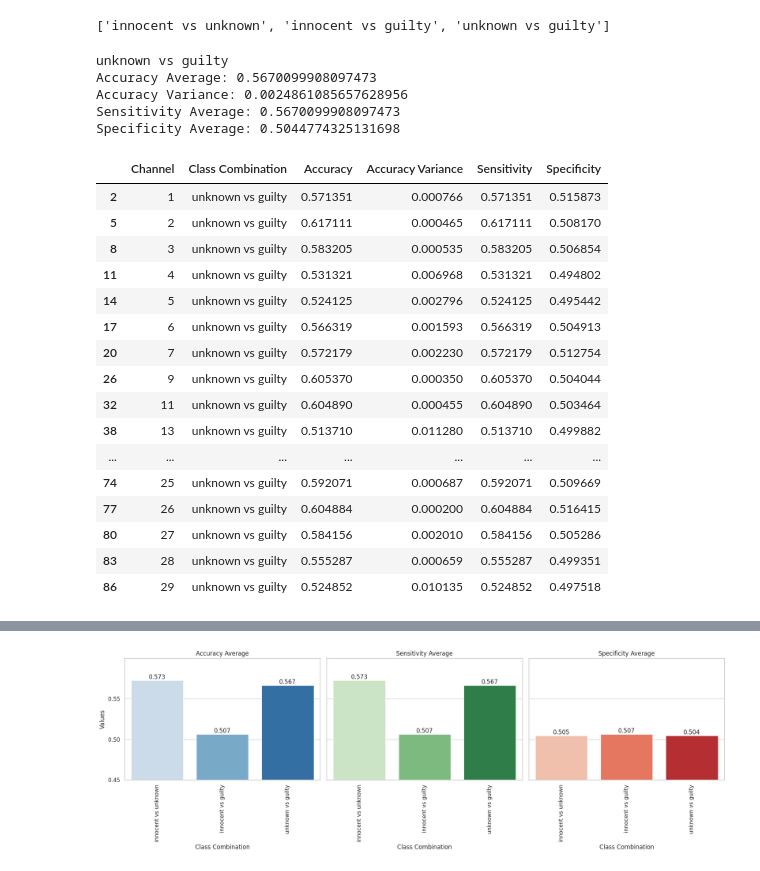
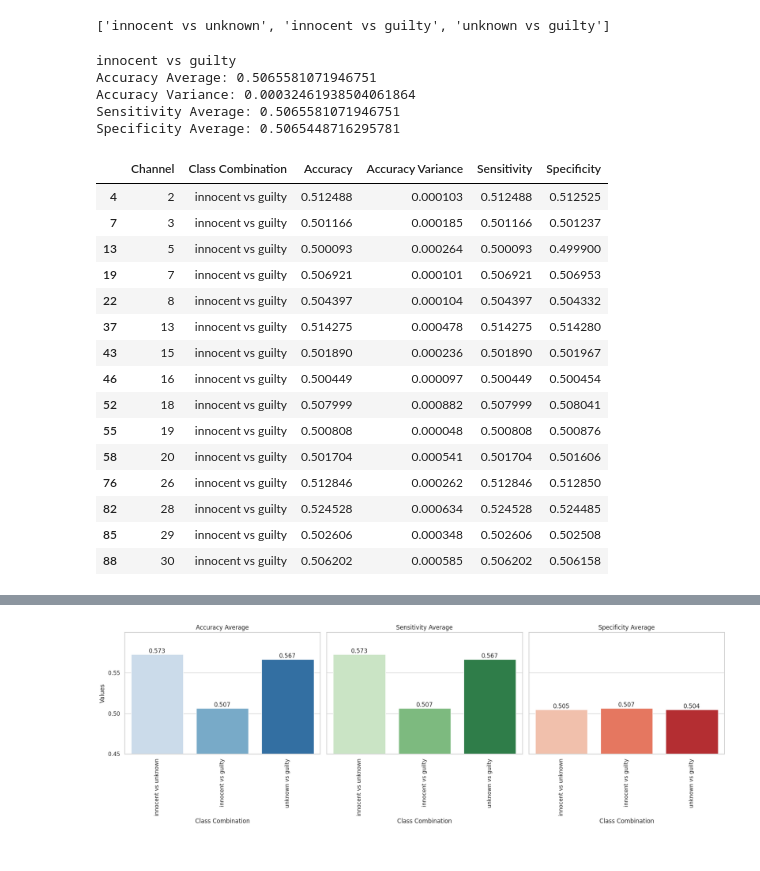
Before and after one commit to eldhosejoseph/thesis, a Jupyter notebook: ce901_thesis.ipynb, the cells around one changed output, grey strips where cells are left out. Drawn from its saved outputs; the diff is of its cells as text; code cells hidden in the pictures.

```diff
--- a/ce901_thesis.ipynb
+++ b/ce901_thesis.ipynb
@@ -1030,9 +1026,13 @@ results_4class
 **Filtering for data with accuracy>0.5:**
 # %%
 def filter_results(df, c=None, accuracy=0):
+  if c is None:
+    filtered_df = df[(df['Accuracy'] >= accuracy)]
+    return filtered_df
+  else:
     filtered_df = df[(df['Class Combination'] == c) & (df['Accuracy'] >= accuracy)]
     return filtered_df
 
-filter_results(results_4class, 'sponL vs instT', 0.5)
+filter_results(results_4class, accuracy=0.5)
 # %% [output]
 |  | Channel | Class Combination | Accuracy | Accuracy Variance | Sensitivity | Specificity |
@@ -1076,7 +1082,7 @@ Specificity Average: 0.5103723507078756
 | 132 | 23 | sponL vs instT | 0.508221 | 0.000744 | 0.508221 | 0.517753 |
 # %%
 data={
-    'Class Comnination': [comb for comb in class_list],
+    'Class Combination': [comb for comb in class_list],
     'Accuracy Average': [filter_results(results_4class, class_list[i], 0.5)["Accuracy"].mean() for i in range(len(class_list))],
     'Accuracy Variance': [filter_results(results_4class, class_list[i], 0.5)["Accuracy Variance"].mean() for i in range(len(class_list))],
     'Sensitivity Average':[filter_results(results_4class, class_list[i], 0.5)["Sensitivity"].mean() for i in range(len(class_list))],
@@ -1277,36 +1298,35 @@ class_list
 # %% [output]
 ['innocent vs unknown', 'innocent vs guilty', 'unknown vs guilty']
 # %%
-i=2  # Modify i to filter for different combination as per class list defined above, with index starting from 0, used i=2 for guilty vs innocent
+i=1  # Modify i to filter for different combination as per class list defined above, with index starting from 0, used i=2 for guilty vs innocent
 print(class_list[i])
 r=filter_results(results_2class, class_list[i], 0.5)  #Accuracy is set to 0.5, Modify if needed
 print(f'Accuracy Average: {r["Accuracy"].mean()}')
 print(f'Accuracy Variance: {r["Accuracy Variance"].mean()}')
 print(f'Sensitivity Average: {r["Sensitivity"].mean()}')
 print(f'Specificity Average: {r["Specificity"].mean()}')
 r
 # %% [output]
-unknown vs guilty
-Accuracy Average: 0.5670099908097473
-Accuracy Variance: 0.0024861085657628956
-Sensitivity Average: 0.5670099908097473
-Specificity Average: 0.5044774325131698
+innocent vs guilty
+Accuracy Average: 0.5065581071946751
+Accuracy Variance: 0.00032461938504061864
+Sensitivity Average: 0.5065581071946751
+Specificity Average: 0.5065448716295781
 |  | Channel | Class Combination | Accuracy | Accuracy Variance | Sensitivity | Specificity |
-| 2 | 1 | unknown vs guilty | 0.571351 | 0.000766 | 0.571351 | 0.515873 |
-| 5 | 2 | unknown vs guilty | 0.617111 | 0.000465 | 0.617111 | 0.508170 |
-| 8 | 3 | unknown vs guilty | 0.583205 | 0.000535 | 0.583205 | 0.506854 |
-| 11 | 4 | unknown vs guilty | 0.531321 | 0.006968 | 0.531321 | 0.494802 |
-| 14 | 5 | unknown vs guilty | 0.524125 | 0.002796 | 0.524125 | 0.495442 |
-| 17 | 6 | unknown vs guilty | 0.566319 | 0.001593 | 0.566319 | 0.504913 |
-| 20 | 7 | unknown vs guilty | 0.572179 | 0.002230 | 0.572179 | 0.512754 |
-| 26 | 9 | unknown vs guilty | 0.605370 | 0.000350 | 0.605370 | 0.504044 |
-| 32 | 11 | unknown vs guilty | 0.604890 | 0.000455 | 0.604890 | 0.503464 |
-| 38 | 13 | unknown vs guilty | 0.513710 | 0.011280 | 0.513710 | 0.499882 |
-| ... | ... | ... | ... | ... | ... | ... |
-| 74 | 25 | unknown vs guilty | 0.592071 | 0.000687 | 0.592071 | 0.509669 |
-| 77 | 26 | unknown vs guilty | 0.604884 | 0.000200 | 0.604884 | 0.516415 |
-| 80 | 27 | unknown vs guilty | 0.584156 | 0.002010 | 0.584156 | 0.505286 |
-| 83 | 28 | unknown vs guilty | 0.555287 | 0.000659 | 0.555287 | 0.499351 |
-| 86 | 29 | unknown vs guilty | 0.524852 | 0.010135 | 0.524852 | 0.497518 |
+| 4 | 2 | innocent vs guilty | 0.512488 | 0.000103 | 0.512488 | 0.512525 |
+| 7 | 3 | innocent vs guilty | 0.501166 | 0.000185 | 0.501166 | 0.501237 |
+| 13 | 5 | innocent vs guilty | 0.500093 | 0.000264 | 0.500093 | 0.499900 |
+| 19 | 7 | innocent vs guilty | 0.506921 | 0.000101 | 0.506921 | 0.506953 |
+| 22 | 8 | innocent vs guilty | 0.504397 | 0.000104 | 0.504397 | 0.504332 |
+| 37 | 13 | innocent vs guilty | 0.514275 | 0.000478 | 0.514275 | 0.514280 |
+| 43 | 15 | innocent vs guilty | 0.501890 | 0.000236 | 0.501890 | 0.501967 |
+| 46 | 16 | innocent vs guilty | 0.500449 | 0.000097 | 0.500449 | 0.500454 |
+| 52 | 18 | innocent vs guilty | 0.507999 | 0.000882 | 0.507999 | 0.508041 |
+| 55 | 19 | innocent vs guilty | 0.500808 | 0.000048 | 0.500808 | 0.500876 |
+| 58 | 20 | innocent vs guilty | 0.501704 | 0.000541 | 0.501704 | 0.501606 |
+| 76 | 26 | innocent vs guilty | 0.512846 | 0.000262 | 0.512846 | 0.512850 |
+| 82 | 28 | innocent vs guilty | 0.524528 | 0.000634 | 0.524528 | 0.524485 |
+| 85 | 29 | innocent vs guilty | 0.502606 | 0.000348 | 0.502606 | 0.502508 |
+| 88 | 30 | innocent vs guilty | 0.506202 | 0.000585 | 0.506202 | 0.506158 |
 # %%
 data={
```
Also changed, not shown: parts of 8 cells of this notebook.
